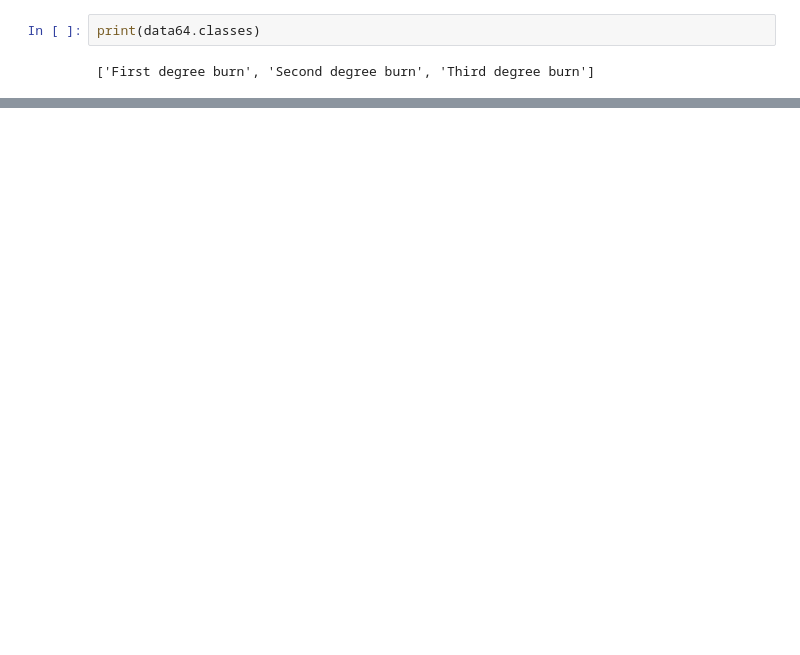
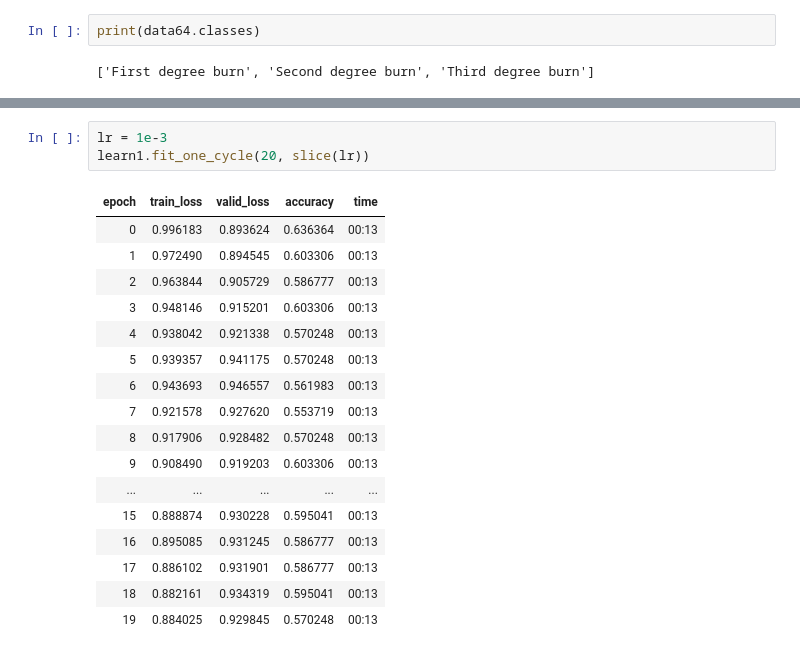
Before and after one commit to knitinsingh/Burn_classification, a Jupyter notebook: Identify_Burn.ipynb, the cells around one changed output, grey strips where cells are left out. Drawn from its saved outputs; the diff is of its cells as text; blank space fills up the shorter version.

```diff
--- a/Identify_Burn.ipynb
+++ b/Identify_Burn.ipynb
@@ -81,0 +111,21 @@ print(data64.classes)
+# %%
+lr = 1e-3
+learn1.fit_one_cycle(20, slice(lr))
+# %% [output]
+| epoch | train_loss | valid_loss | accuracy | time |
+| 0 | 0.996183 | 0.893624 | 0.636364 | 00:13 |
+| 1 | 0.972490 | 0.894545 | 0.603306 | 00:13 |
+| 2 | 0.963844 | 0.905729 | 0.586777 | 00:13 |
+| 3 | 0.948146 | 0.915201 | 0.603306 | 00:13 |
+| 4 | 0.938042 | 0.921338 | 0.570248 | 00:13 |
+| 5 | 0.939357 | 0.941175 | 0.570248 | 00:13 |
+| 6 | 0.943693 | 0.946557 | 0.561983 | 00:13 |
+| 7 | 0.921578 | 0.927620 | 0.553719 | 00:13 |
+| 8 | 0.917906 | 0.928482 | 0.570248 | 00:13 |
+| 9 | 0.908490 | 0.919203 | 0.603306 | 00:13 |
+| ... | ... | ... | ... | ... |
+| 15 | 0.888874 | 0.930228 | 0.595041 | 00:13 |
+| 16 | 0.895085 | 0.931245 | 0.586777 | 00:13 |
+| 17 | 0.886102 | 0.931901 | 0.586777 | 00:13 |
+| 18 | 0.882161 | 0.934319 | 0.595041 | 00:13 |
+| 19 | 0.884025 | 0.929845 | 0.570248 | 00:13 |
```
Also changed, not shown: parts of 13 cells of this notebook.
